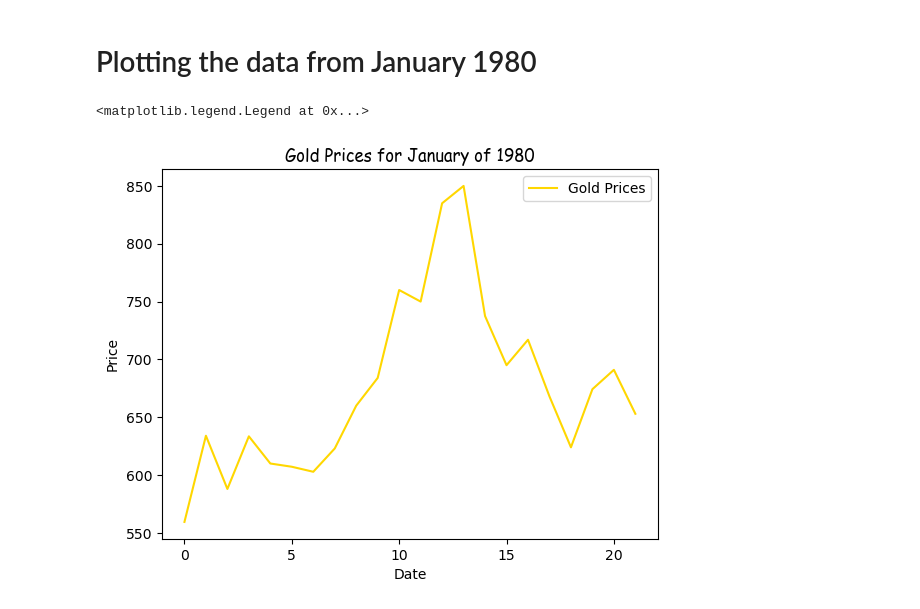
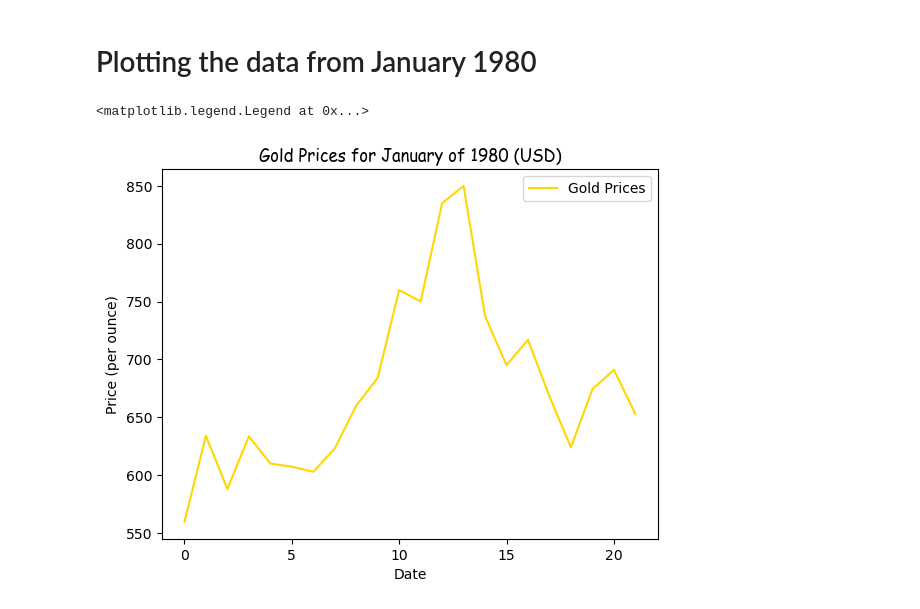
Before and after one commit to dspencer80/gold_silver, a Jupyter notebook: Gold VS Silver.ipynb, the cells around one changed output. Cells and saved outputs as stored; diff of their text form; code cells hidden in the pictures.

```diff
--- a/Gold VS Silver.ipynb
+++ b/Gold VS Silver.ipynb
@@ -316,10 +316,10 @@ gold80
 # Plotting the data from January 1980
 # %%
 plt.plot(gold80, 'gold')
-plt.title("Gold Prices for January of 1980", fontdict={'fontname': 'Comic Sans Ms'})
+plt.title("Gold Prices for January of 1980 (USD)", fontdict={'fontname': 'Comic Sans Ms'})
 plt.xlabel('Date')
-plt.ylabel('Price')
+plt.ylabel('Price (per ounce)')
 plt.legend(["Gold Prices", "Silver Prices"])
 # %% [output]
 <matplotlib.legend.Legend at 0x...>
-[figure, old version]
+[figure, new version]
```
Also changed, not shown: parts of 2 cells of this notebook.
